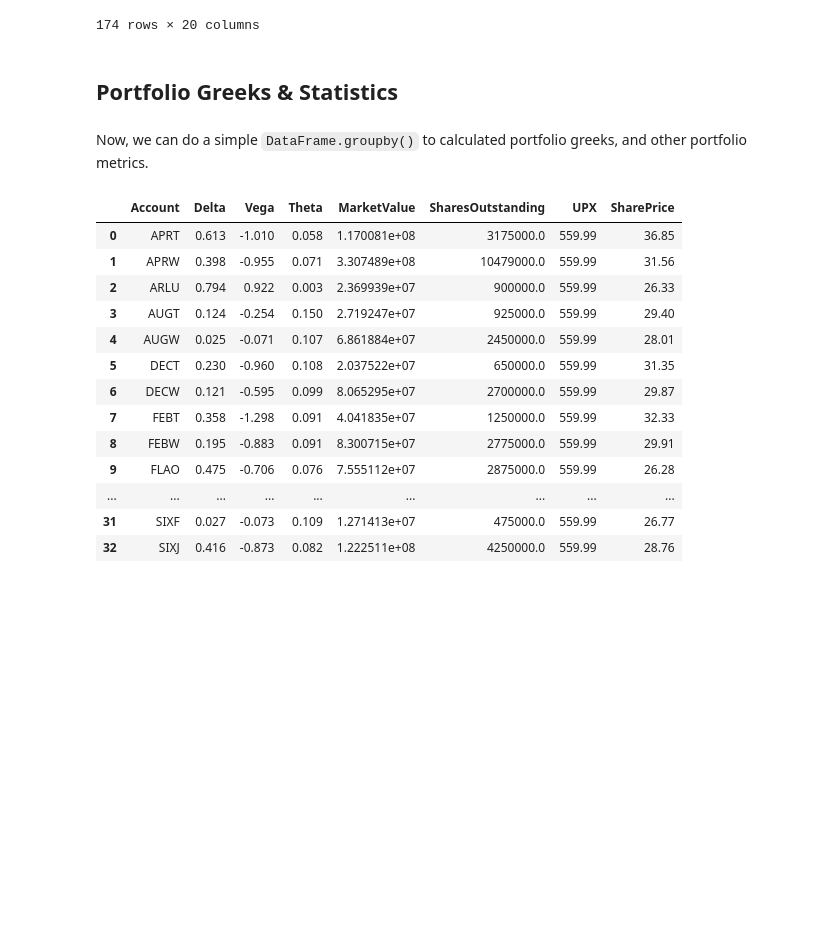
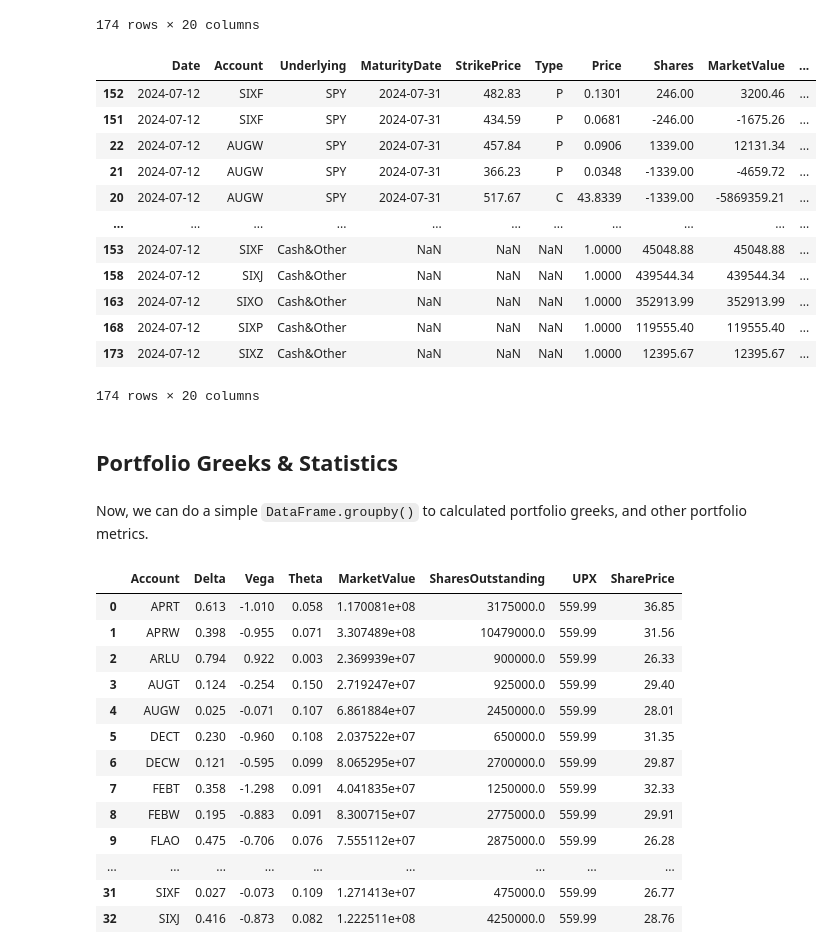
Before and after one commit to pritamdalal/veta_assignment, a Jupyter notebook: notebooks/04_portfolio_greeks.ipynb, the cells around one changed output. Drawn from its saved outputs; the diff is of its cells as text; code cells hidden in the pictures; blank space fills up the shorter version.

```diff
--- a/notebooks/04_portfolio_greeks.ipynb
+++ b/notebooks/04_portfolio_greeks.ipynb
@@ -261,6 +264,22 @@ df_holdings
 | 172 | 2024-07-12 | SIXZ | SPY | 2024-10-31 | 501.93 | P | 2.6020 | 150.00 | 3.903000e+04 | ... |
 | 173 | 2024-07-12 | SIXZ | Cash&Other | NaN | NaN | NaN | 1.0000 | 12395.67 | 1.239567e+04 | ... |
 174 rows × 20 columns
+# %%
+df_holdings.sort_values("D2X")
+# %% [output]
+|  | Date | Account | Underlying | MaturityDate | StrikePrice | Type | Price | Shares | MarketValue | ... |
+| 152 | 2024-07-12 | SIXF | SPY | 2024-07-31 | 482.83 | P | 0.1301 | 246.00 | 3200.46 | ... |
+| 151 | 2024-07-12 | SIXF | SPY | 2024-07-31 | 434.59 | P | 0.0681 | -246.00 | -1675.26 | ... |
+| 22 | 2024-07-12 | AUGW | SPY | 2024-07-31 | 457.84 | P | 0.0906 | 1339.00 | 12131.34 | ... |
+| 21 | 2024-07-12 | AUGW | SPY | 2024-07-31 | 366.23 | P | 0.0348 | -1339.00 | -4659.72 | ... |
+| 20 | 2024-07-12 | AUGW | SPY | 2024-07-31 | 517.67 | C | 43.8339 | -1339.00 | -5869359.21 | ... |
+| ... | ... | ... | ... | ... | ... | ... | ... | ... | ... | ... |
+| 153 | 2024-07-12 | SIXF | Cash&Other | NaN | NaN | NaN | 1.0000 | 45048.88 | 45048.88 | ... |
+| 158 | 2024-07-12 | SIXJ | Cash&Other | NaN | NaN | NaN | 1.0000 | 439544.34 | 439544.34 | ... |
+| 163 | 2024-07-12 | SIXO | Cash&Other | NaN | NaN | NaN | 1.0000 | 352913.99 | 352913.99 | ... |
+| 168 | 2024-07-12 | SIXP | Cash&Other | NaN | NaN | NaN | 1.0000 | 119555.40 | 119555.40 | ... |
+| 173 | 2024-07-12 | SIXZ | Cash&Other | NaN | NaN | NaN | 1.0000 | 12395.67 | 12395.67 | ... |
+174 rows × 20 columns
 # %% [markdown]
 ## Portfolio Greeks & Statistics
 # %% [markdown]
```
Also changed, not shown: parts of 11 cells of this notebook, 1 other file.
